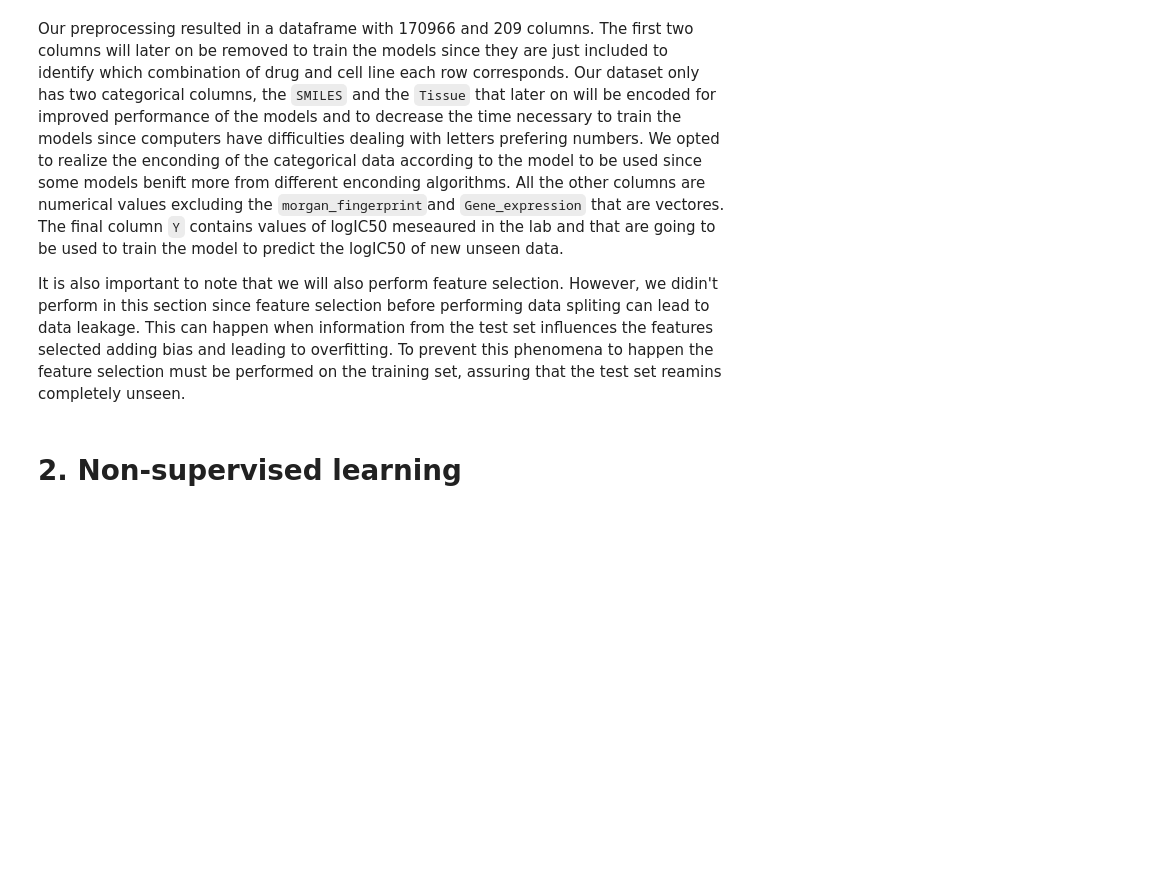
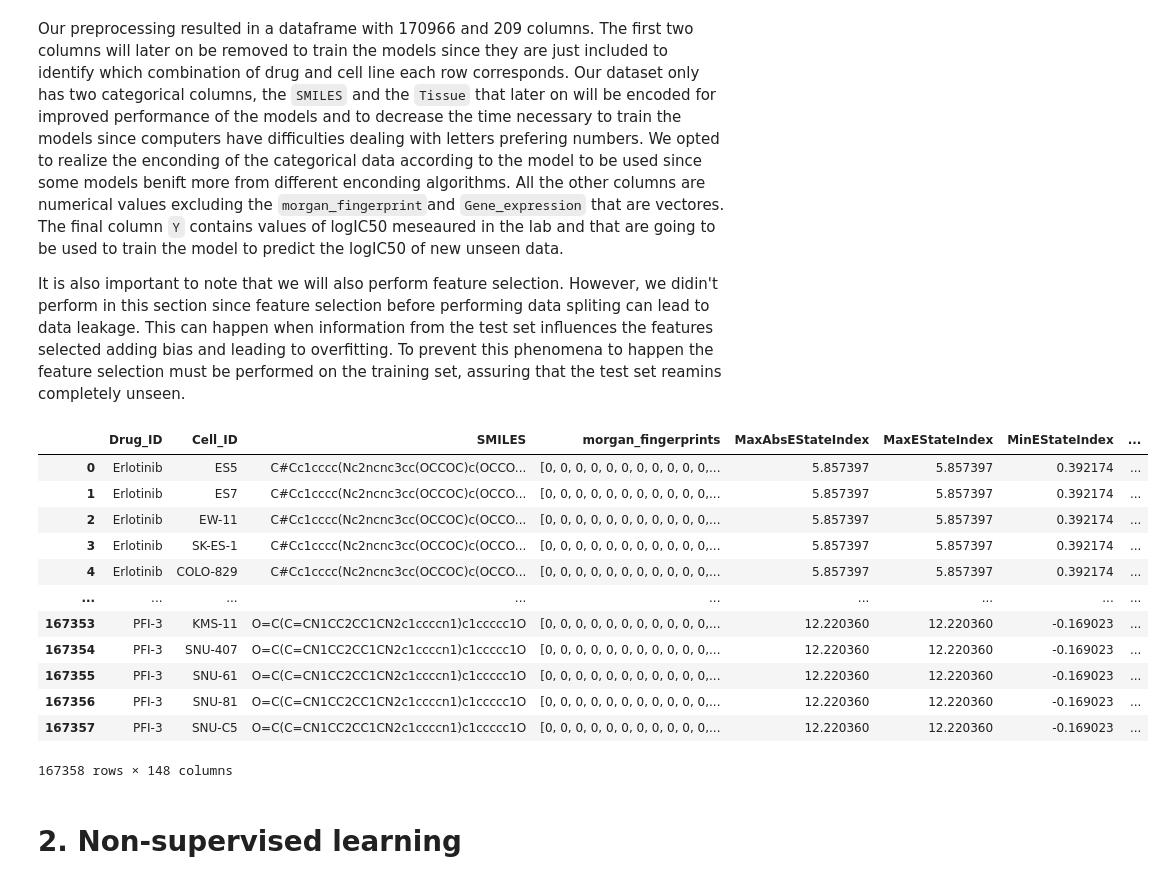
Before and after one commit to ricardofoliveira61/ML-data-analysis, a Jupyter notebook: GDSC1_machine_learning.ipynb, the cells around one changed output. Saved outputs shown, nothing was run; the diff lists cells and outputs as text; code cells hidden in the pictures; blank space fills up the shorter version.

```diff
--- a/GDSC1_machine_learning.ipynb
+++ b/GDSC1_machine_learning.ipynb
@@ -653,6 +684,36 @@ Our preprocessing resulted in a dataframe with 170966 and 209 columns. The first
 Our dataset only has two categorical columns, the `SMILES` and the `Tissue` that later on will be encoded for improved performance of the models and to decrease the time necessary to train the models since computers have difficulties dealing with letters prefering numbers. We opted to realize the enconding of the categorical data according to the model to be used since some models benift more from different enconding algorithms. All the other columns are numerical values excluding the `morgan_fingerprint`and `Gene_expression` that are vectores. The final column `Y` contains values of logIC50 meseaured in the lab and that are going to be used to train the model to predict the logIC50 of new unseen data.
 
 It is also important to note that we will also perform feature selection. However, we didin't perform in this section since feature selection before performing data spliting can lead to data leakage. This can happen when information from the test set influences the features selected adding bias and leading to overfitting. To prevent this phenomena to happen the feature selection must be performed on the training set, assuring that the test set reamins completely unseen.
+# %%
+# filtering the original dataframe to only contain the selected cell lines
+GDSC_ = GDSC[GDSC["Cell Line_ID"].isin(filtered_cell_line["Cell_ID"].to_list())]
+# renaming the Cell Line_ID column to merge Dataframes
+GDSC_.rename(columns={'Cell Line_ID': 'Cell_ID'}, inplace=True)
+# create a new dataframe only with the "Drug_ID","Cell_ID","Y" columns
+filtered_GDSC = pd.DataFrame(GDSC_[["Drug_ID","Cell_ID","Y"]])
+# merge the filtered_GDSC with the drugs dataframe on the Drug_ID
+filtered_GDSC = pd.merge(filtered_GDSC, drugs, on='Drug_ID', how='inner')
+# merge the filtered_GDSC with the drugs dataframe on the Cell_ID
+filtered_GDSC = pd.merge(filtered_GDSC, filtered_cell_line, on='Cell_ID', how='inner')
+#put the Y column in the end of the dataframe
+new_order = [col for col in filtered_GDSC.columns if col != 'Y'] + ['Y']
+filtered_GDSC = filtered_GDSC[new_order]
+
+filtered_GDSC
+# %% [output]
+|  | Drug_ID | Cell_ID | SMILES | morgan_fingerprints | MaxAbsEStateIndex | MaxEStateIndex | MinEStateIndex | ... |
+| 0 | Erlotinib | ES5 | C#Cc1cccc(Nc2ncnc3cc(OCCOC)c(OCCO... | [0, 0, 0, 0, 0, 0, 0, 0, 0, 0, 0,... | 5.857397 | 5.857397 | 0.392174 | ... |
+| 1 | Erlotinib | ES7 | C#Cc1cccc(Nc2ncnc3cc(OCCOC)c(OCCO... | [0, 0, 0, 0, 0, 0, 0, 0, 0, 0, 0,... | 5.857397 | 5.857397 | 0.392174 | ... |
+| 2 | Erlotinib | EW-11 | C#Cc1cccc(Nc2ncnc3cc(OCCOC)c(OCCO... | [0, 0, 0, 0, 0, 0, 0, 0, 0, 0, 0,... | 5.857397 | 5.857397 | 0.392174 | ... |
+| 3 | Erlotinib | SK-ES-1 | C#Cc1cccc(Nc2ncnc3cc(OCCOC)c(OCCO... | [0, 0, 0, 0, 0, 0, 0, 0, 0, 0, 0,... | 5.857397 | 5.857397 | 0.392174 | ... |
+| 4 | Erlotinib | COLO-829 | C#Cc1cccc(Nc2ncnc3cc(OCCOC)c(OCCO... | [0, 0, 0, 0, 0, 0, 0, 0, 0, 0, 0,... | 5.857397 | 5.857397 | 0.392174 | ... |
+| ... | ... | ... | ... | ... | ... | ... | ... | ... |
+| 167353 | PFI-3 | KMS-11 | O=C(C=CN1CC2CC1CN2c1ccccn1)c1ccccc1O | [0, 0, 0, 0, 0, 0, 0, 0, 0, 0, 0,... | 12.220360 | 12.220360 | -0.169023 | ... |
+| 167354 | PFI-3 | SNU-407 | O=C(C=CN1CC2CC1CN2c1ccccn1)c1ccccc1O | [0, 0, 0, 0, 0, 0, 0, 0, 0, 0, 0,... | 12.220360 | 12.220360 | -0.169023 | ... |
+| 167355 | PFI-3 | SNU-61 | O=C(C=CN1CC2CC1CN2c1ccccn1)c1ccccc1O | [0, 0, 0, 0, 0, 0, 0, 0, 0, 0, 0,... | 12.220360 | 12.220360 | -0.169023 | ... |
+| 167356 | PFI-3 | SNU-81 | O=C(C=CN1CC2CC1CN2c1ccccn1)c1ccccc1O | [0, 0, 0, 0, 0, 0, 0, 0, 0, 0, 0,... | 12.220360 | 12.220360 | -0.169023 | ... |
+| 167357 | PFI-3 | SNU-C5 | O=C(C=CN1CC2CC1CN2c1ccccn1)c1ccccc1O | [0, 0, 0, 0, 0, 0, 0, 0, 0, 0, 0,... | 12.220360 | 12.220360 | -0.169023 | ... |
+167358 rows × 148 columns
 # %% [markdown]
 # 2. Non-supervised learning
 # %% [markdown]
```
Also changed, not shown: parts of 9 cells of this notebook.
